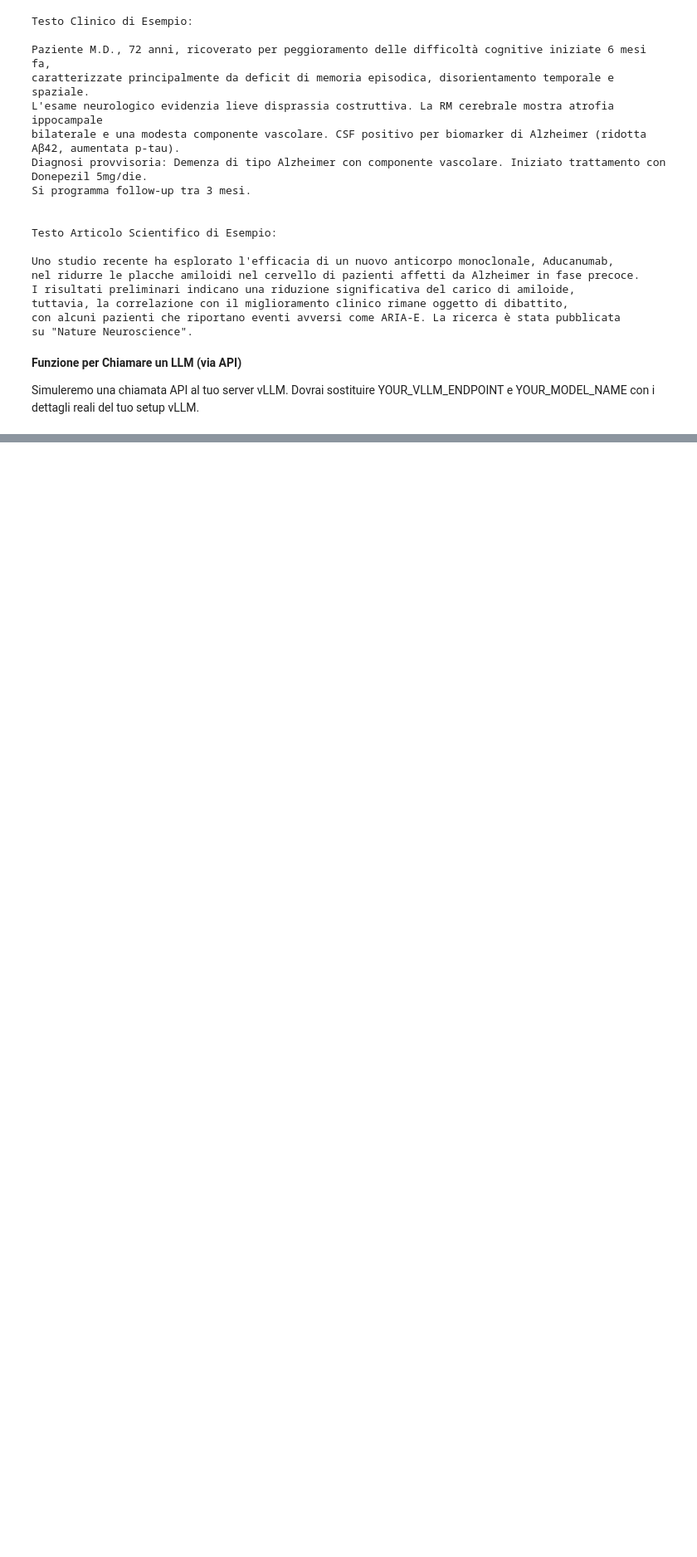
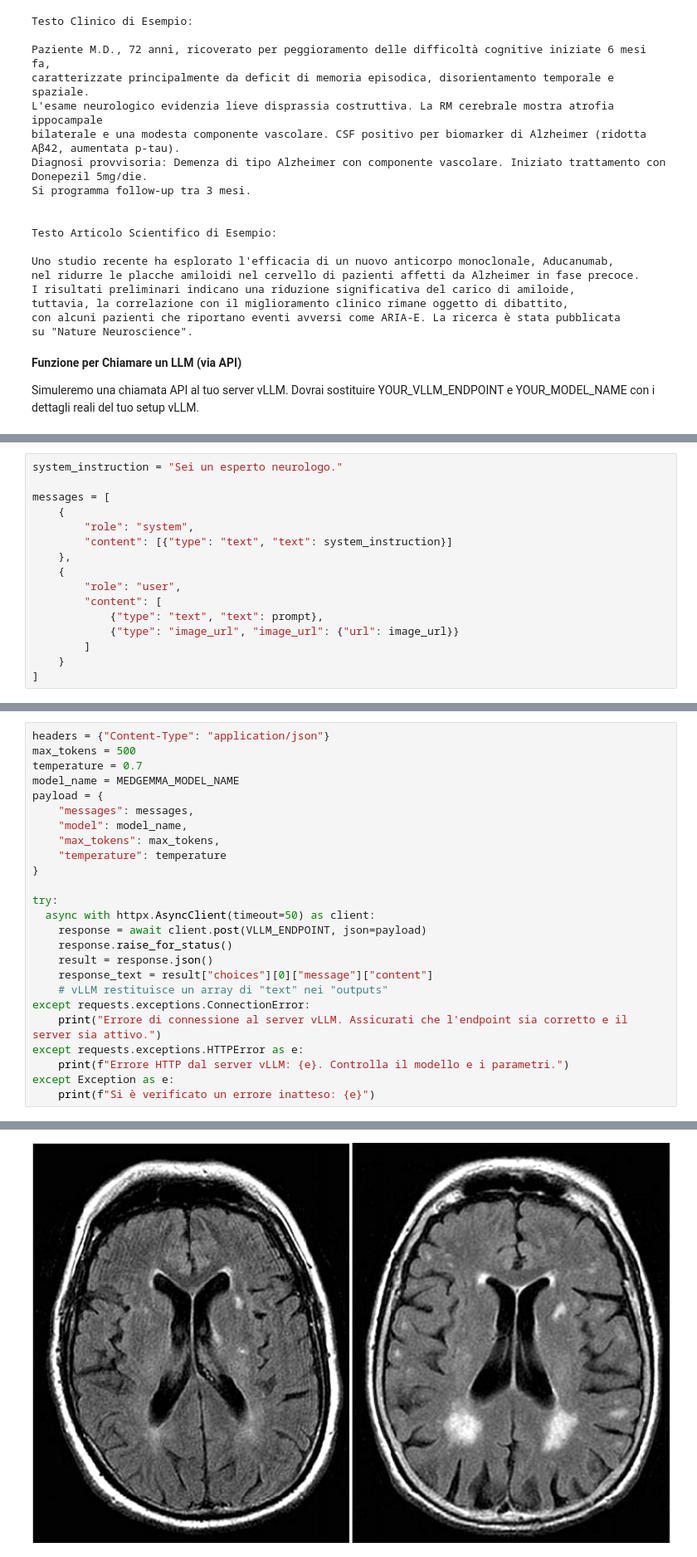
Before and after one commit to mdelleani/neuro-next-bootcamp, a Jupyter notebook: notebooks/02_advanced_ai_neurology.ipynb, the cells around one changed output, grey strips where cells are left out. Shown at 83% size. Saved outputs shown, nothing was run; the diff lists cells and outputs as text; blank space fills up the shorter version.

```diff
--- a/notebooks/02_advanced_ai_neurology.ipynb
+++ b/notebooks/02_advanced_ai_neurology.ipynb
@@ -245,0 +405,16 @@ print("Ricorda di configurare YOUR_VLLM_ENDPOINT, GENERALIST_MODEL_NAME e MEDGEM
+# %%
+system_instruction = "Sei un esperto neurologo."
+
+messages = [
+    {
+        "role": "system",
+        "content": [{"type": "text", "text": system_instruction}]
+    },
+    {
+        "role": "user",
+        "content": [
+            {"type": "text", "text": prompt},
+            {"type": "image_url", "image_url": {"url": image_url}}
+        ]
+    }
+]
@@ -245,0 +429,26 @@ print("Ricorda di configurare YOUR_VLLM_ENDPOINT, GENERALIST_MODEL_NAME e MEDGEM
+# %%
+headers = {"Content-Type": "application/json"}
+max_tokens = 500
+temperature = 0.7
+model_name = MEDGEMMA_MODEL_NAME
+payload = {
+    "messages": messages,
+    "model": model_name,
+    "max_tokens": max_tokens,
+    "temperature": temperature
+}
+
+try:
+  async with httpx.AsyncClient(timeout=50) as client:
+    response = await client.post(VLLM_ENDPOINT, json=payload)
+    response.raise_for_status()
+    result = response.json()
+    response_text = result["choices"][0]["message"]["content"]
+    # vLLM restituisce un array di "text" nei "outputs"
+except requests.exceptions.ConnectionError:
+    print("Errore di connessione al server vLLM. Assicurati che l'endpoint sia corretto e il server sia attivo.")
+except requests.exceptions.HTTPError as e:
+    print(f"Errore HTTP dal server vLLM: {e}. Controlla il modello e i parametri.")
+except Exception as e:
+    print(f"Si è verificato un errore inatteso: {e}")
+# %% [output]
@@ -245,0 +460 @@ print("Ricorda di configurare YOUR_VLLM_ENDPOINT, GENERALIST_MODEL_NAME e MEDGEM
+[figure, added]
```
Also changed, not shown: parts of 56 cells of this notebook.
